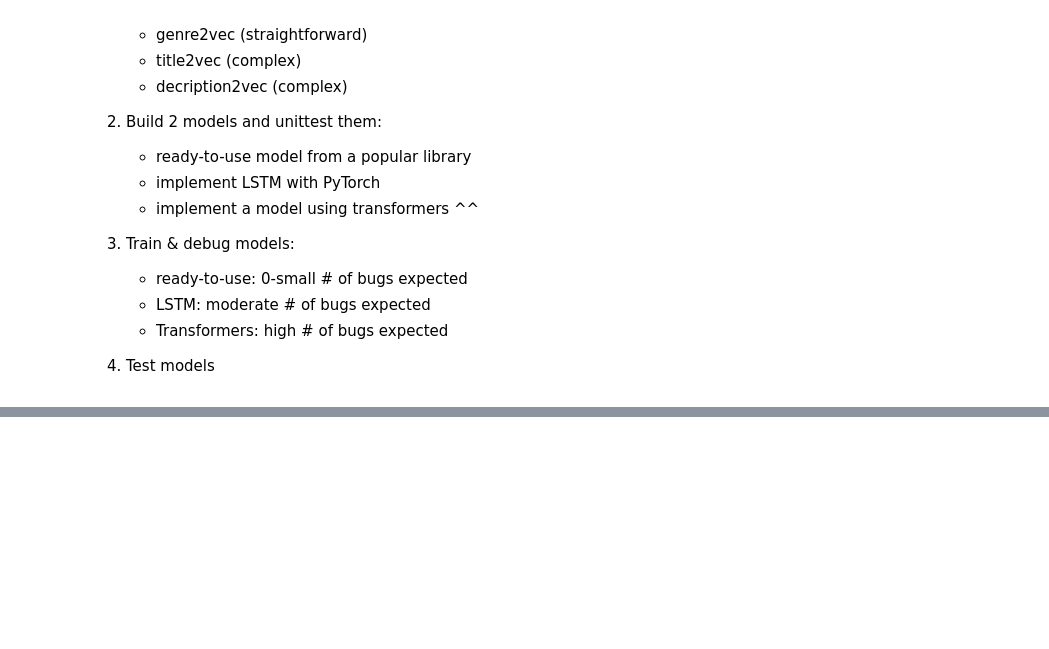
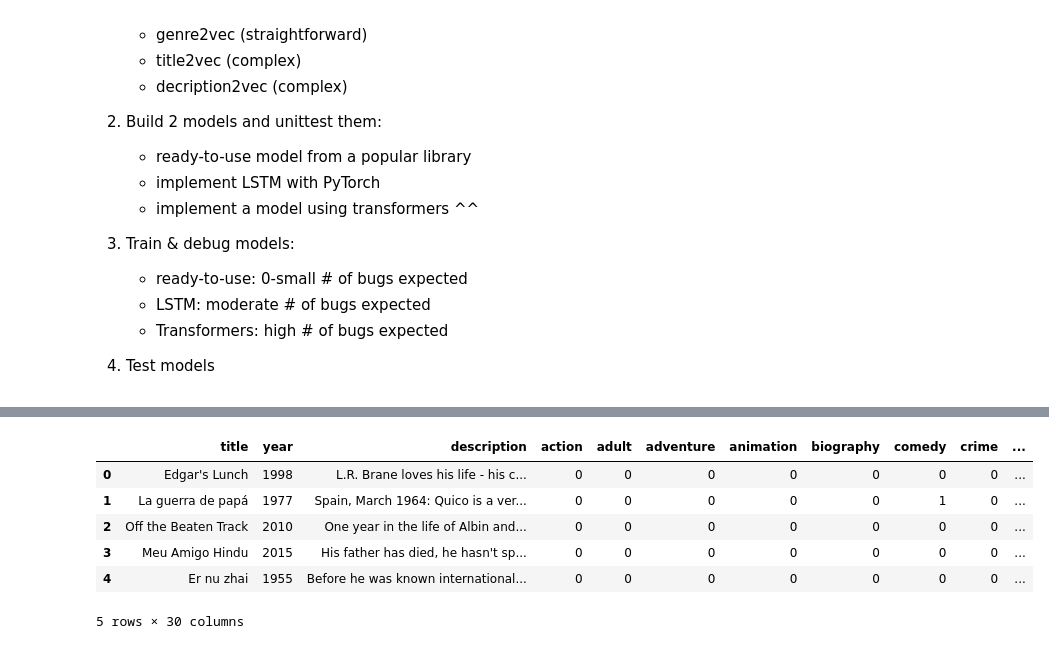
Before and after one commit to pnarkiewicz/Machine-Learning, a Jupyter notebook: genre_classification/MODEL_TRAIN.ipynb, the cells around one changed output, grey strips where cells are left out. Drawn from its saved outputs; the diff is of its cells as text; code cells hidden in the pictures; blank space fills up the shorter version.

```diff
--- a/genre_classification/MODEL_TRAIN.ipynb
+++ b/genre_classification/MODEL_TRAIN.ipynb
@@ -134,0 +103,10 @@ Successfully installed sklearn-0.0.post1
+# %%
+num_df_test.head()
+# %% [output]
+|  | title | year | description | action | adult | adventure | animation | biography | comedy | crime | ... |
+| 0 | Edgar's Lunch | 1998 | L.R. Brane loves his life - his c... | 0 | 0 | 0 | 0 | 0 | 0 | 0 | ... |
+| 1 | La guerra de papá | 1977 | Spain, March 1964: Quico is a ver... | 0 | 0 | 0 | 0 | 0 | 1 | 0 | ... |
+| 2 | Off the Beaten Track | 2010 | One year in the life of Albin and... | 0 | 0 | 0 | 0 | 0 | 0 | 0 | ... |
+| 3 | Meu Amigo Hindu | 2015 | His father has died, he hasn't sp... | 0 | 0 | 0 | 0 | 0 | 0 | 0 | ... |
+| 4 | Er nu zhai | 1955 | Before he was known international... | 0 | 0 | 0 | 0 | 0 | 0 | 0 | ... |
+5 rows × 30 columns
```
Also changed, not shown: parts of 20 cells of this notebook.
